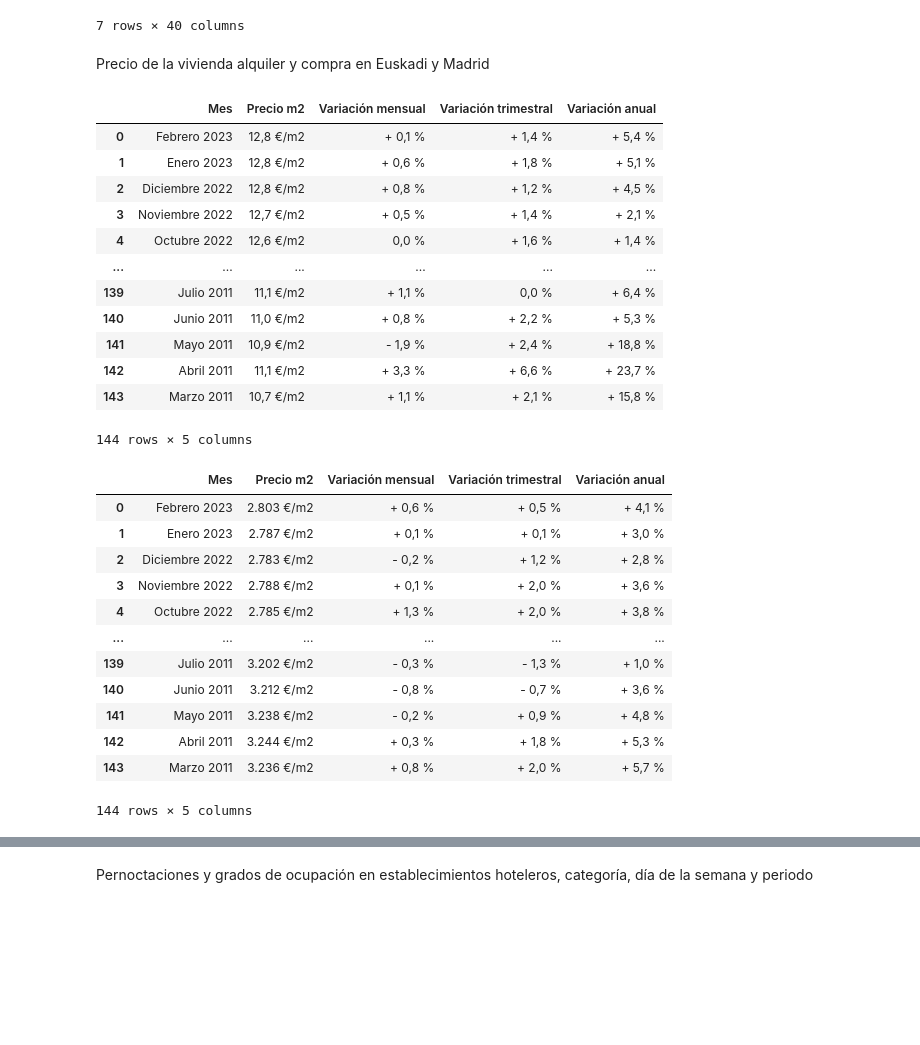
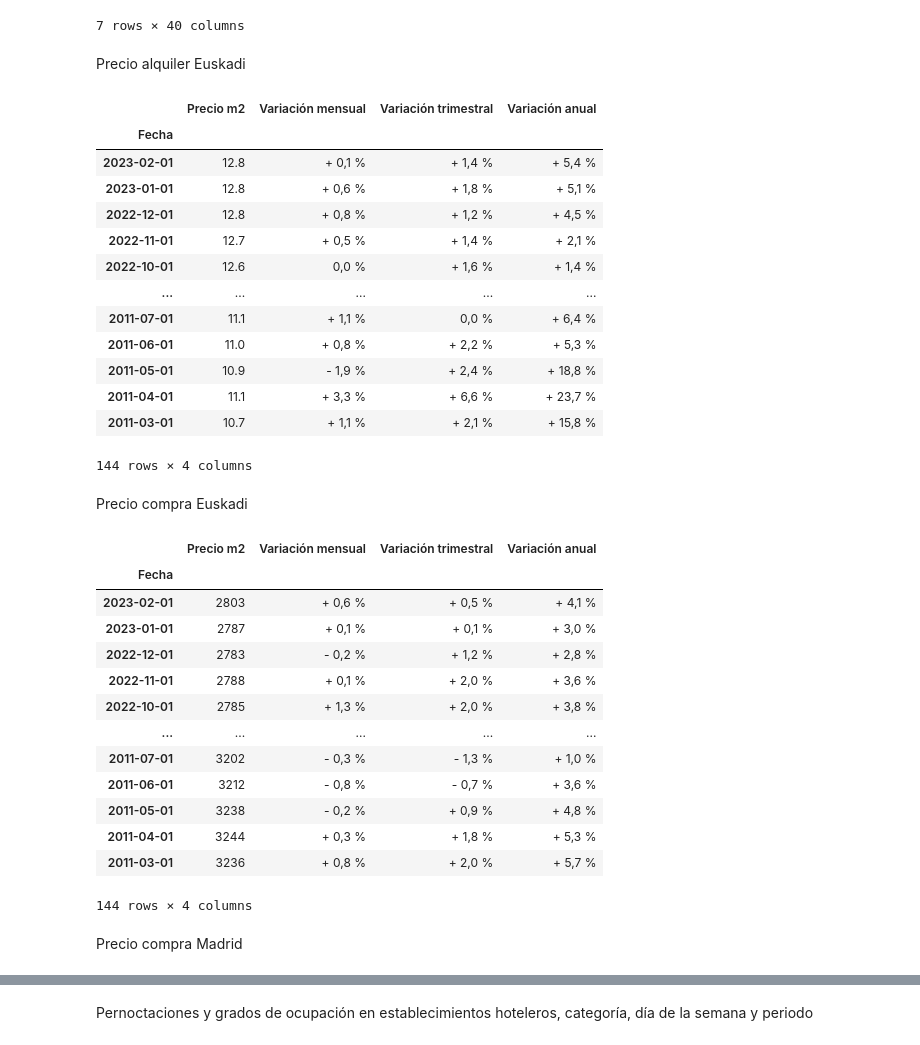
Before and after one commit to alandia92/EDA-Turismo-Euskadi, a Jupyter notebook: EDA/Limpieza.ipynb, the cells around one changed output, grey strips where cells are left out. Saved outputs shown, nothing was run; the diff lists cells and outputs as text; code cells hidden in the pictures; blank space fills up the shorter version.

Commit message:
excel precio vivienda

```diff
--- a/EDA/Limpieza.ipynb
+++ b/EDA/Limpieza.ipynb
@@ -23,47 +25,60 @@ df_20.head(10)
 | 2017 | 81868522 | 8.7 | 11518262 | 8.77 | 562352 | -12.75 | ... |
 | 2016 | 75315008 | 10.46 | 10589642 | 13.41 | 644516 | 53.06 | ... |
 7 rows × 40 columns
-# %% [markdown]
-Precio de la vivienda alquiler y compra en Euskadi y Madrid
+# %% [markdown]
+Precio alquiler Euskadi
 # %%
 fuente_4 = 'Idealista'
 df_4 = pd.read_excel('./data/variacion de la vivienda EuskadiALQUILER.ods', engine="odf")
-
+df_4['Mes'] = pd.to_datetime(df_4['Mes'], format='%B %Y')
+df_4['Fecha'] = df_4['Mes']
+del df_4['Mes']
+df_4.set_index('Fecha', inplace=True)
 df_4 = df_4.drop(df_4.index[144:])
 df_4
 # %% [output]
-|  | Mes | Precio m2 | Variación mensual | Variación trimestral | Variación anual |
-| 0 | Febrero 2023 | 12,8 €/m2 | + 0,1 % | + 1,4 % | + 5,4 % |
-| 1 | Enero 2023 | 12,8 €/m2 | + 0,6 % | + 1,8 % | + 5,1 % |
-| 2 | Diciembre 2022 | 12,8 €/m2 | + 0,8 % | + 1,2 % | + 4,5 % |
-| 3 | Noviembre 2022 | 12,7 €/m2 | + 0,5 % | + 1,4 % | + 2,1 % |
-| 4 | Octubre 2022 | 12,6 €/m2 | 0,0 % | + 1,6 % | + 1,4 % |
-| ... | ... | ... | ... | ... | ... |
-| 139 | Julio 2011 | 11,1 €/m2 | + 1,1 % | 0,0 % | + 6,4 % |
-| 140 | Junio 2011 | 11,0 €/m2 | + 0,8 % | + 2,2 % | + 5,3 % |
-| 141 | Mayo 2011 | 10,9 €/m2 | - 1,9 % | + 2,4 % | + 18,8 % |
-| 142 | Abril 2011 | 11,1 €/m2 | + 3,3 % | + 6,6 % | + 23,7 % |
-| 143 | Marzo 2011 | 10,7 €/m2 | + 1,1 % | + 2,1 % | + 15,8 % |
+|  | Precio m2 | Variación mensual | Variación trimestral | Variación anual |
+| Fecha |  |  |  |  |
+| 2023-02-01 | 12.8 | + 0,1 % | + 1,4 % | + 5,4 % |
+| 2023-01-01 | 12.8 | + 0,6 % | + 1,8 % | + 5,1 % |
+| 2022-12-01 | 12.8 | + 0,8 % | + 1,2 % | + 4,5 % |
+| 2022-11-01 | 12.7 | + 0,5 % | + 1,4 % | + 2,1 % |
+| 2022-10-01 | 12.6 | 0,0 % | + 1,6 % | + 1,4 % |
+| ... | ... | ... | ... | ... |
+| 2011-07-01 | 11.1 | + 1,1 % | 0,0 % | + 6,4 % |
+| 2011-06-01 | 11.0 | + 0,8 % | + 2,2 % | + 5,3 % |
+| 2011-05-01 | 10.9 | - 1,9 % | + 2,4 % | + 18,8 % |
+| 2011-04-01 | 11.1 | + 3,3 % | + 6,6 % | + 23,7 % |
+| 2011-03-01 | 10.7 | + 1,1 % | + 2,1 % | + 15,8 % |
-144 rows × 5 columns
+144 rows × 4 columns
+# %% [markdown]
+Precio compra Euskadi
 # %%
 fuente_5= 'Idealista'
 df_5 = pd.read_excel('./data/variacion de la vivienda EuskadiVENTA.ods', engine="odf")
+df_5['Mes'] = pd.to_datetime(df_5['Mes'], format='%B %Y')
+df_5['Fecha'] = df_5['Mes']
+del df_5['Mes']
+df_5.set_index('Fecha', inplace=True)
 df_5 = df_5.drop(df_5.index[144:])
 df_5
 # %% [output]
-|  | Mes | Precio m2 | Variación mensual | Variación trimestral | Variación anual |
-| 0 | Febrero 2023 | 2.803 €/m2 | + 0,6 % | + 0,5 % | + 4,1 % |
-| 1 | Enero 2023 | 2.787 €/m2 | + 0,1 % | + 0,1 % | + 3,0 % |
-| 2 | Diciembre 2022 | 2.783 €/m2 | - 0,2 % | + 1,2 % | + 2,8 % |
-| 3 | Noviembre 2022 | 2.788 €/m2 | + 0,1 % | + 2,0 % | + 3,6 % |
-| 4 | Octubre 2022 | 2.785 €/m2 | + 1,3 % | + 2,0 % | + 3,8 % |
-| ... | ... | ... | ... | ... | ... |
-| 139 | Julio 2011 | 3.202 €/m2 | - 0,3 % | - 1,3 % | + 1,0 % |
-| 140 | Junio 2011 | 3.212 €/m2 | - 0,8 % | - 0,7 % | + 3,6 % |
-| 141 | Mayo 2011 | 3.238 €/m2 | - 0,2 % | + 0,9 % | + 4,8 % |
-| 142 | Abril 2011 | 3.244 €/m2 | + 0,3 % | + 1,8 % | + 5,3 % |
-| 143 | Marzo 2011 | 3.236 €/m2 | + 0,8 % | + 2,0 % | + 5,7 % |
+|  | Precio m2 | Variación mensual | Variación trimestral | Variación anual |
+| Fecha |  |  |  |  |
+| 2023-02-01 | 2803 | + 0,6 % | + 0,5 % | + 4,1 % |
+| 2023-01-01 | 2787 | + 0,1 % | + 0,1 % | + 3,0 % |
+| 2022-12-01 | 2783 | - 0,2 % | + 1,2 % | + 2,8 % |
+| 2022-11-01 | 2788 | + 0,1 % | + 2,0 % | + 3,6 % |
+| 2022-10-01 | 2785 | + 1,3 % | + 2,0 % | + 3,8 % |
+| ... | ... | ... | ... | ... |
+| 2011-07-01 | 3202 | - 0,3 % | - 1,3 % | + 1,0 % |
+| 2011-06-01 | 3212 | - 0,8 % | - 0,7 % | + 3,6 % |
+| 2011-05-01 | 3238 | - 0,2 % | + 0,9 % | + 4,8 % |
+| 2011-04-01 | 3244 | + 0,3 % | + 1,8 % | + 5,3 % |
+| 2011-03-01 | 3236 | + 0,8 % | + 2,0 % | + 5,7 % |
-144 rows × 5 columns
+144 rows × 4 columns
+# %% [markdown]
+Precio compra Madrid
 # %%
 fuente_6 = 'Idealista'
 df_6 = pd.read_excel('./data/variacion de la vivienda MadridVENTA.ods', engine="odf")
```
Also changed, not shown: parts of 4 cells of this notebook, 8 other files.
